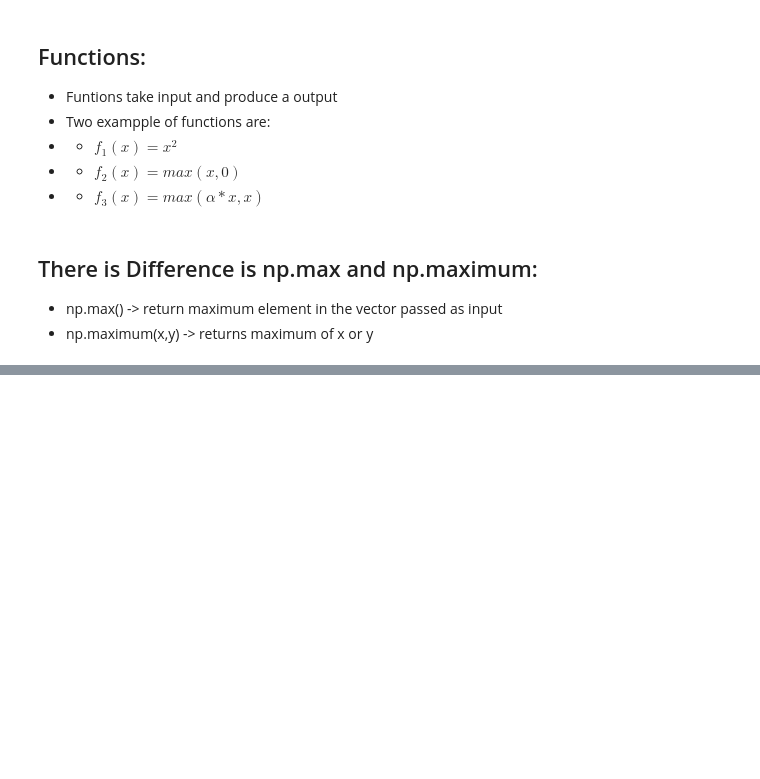
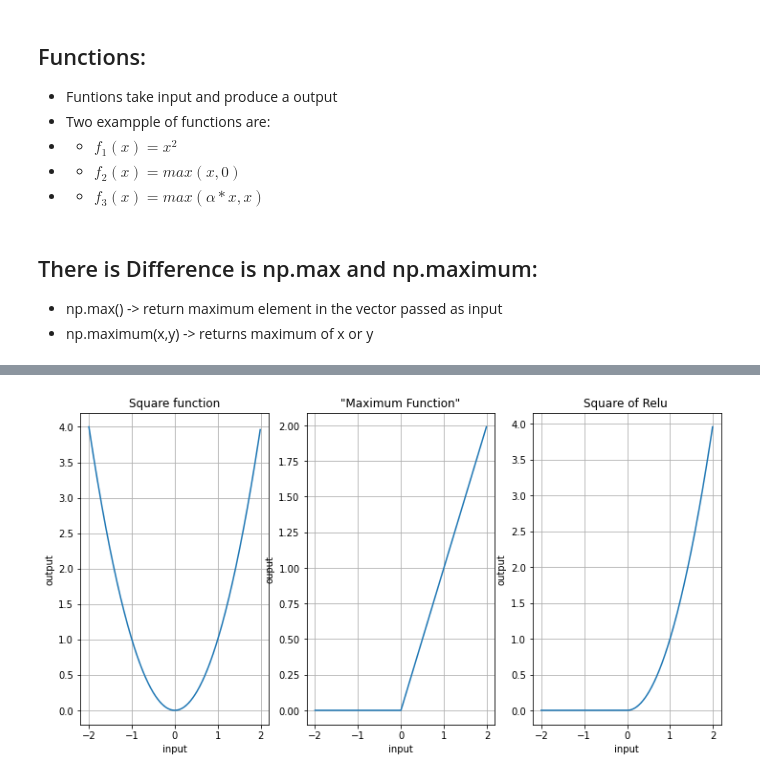
Before and after one commit to RogerFW/LearningAboutLearning, a Jupyter notebook: DeepLearning/DeepLearningFromScratch/CH-1 Foundations.ipynb, the cells around one changed output, grey strips where cells are left out. Saved outputs shown, nothing was run; the diff lists cells and outputs as text; code cells hidden in the pictures; blank space fills up the shorter version.

```diff
--- a/DeepLearning/DeepLearningFromScratch/CH-1 Foundations.ipynb
+++ b/DeepLearning/DeepLearningFromScratch/CH-1 Foundations.ipynb
@@ -85,0 +182,25 @@ ax[2].set_ylabel('output');
+# %%
+# Lets Square the Relu Function
+
+fig, ax = plt.subplots(1, 3, sharex=True, figsize=(12, 6))  # 1 Rows, 3 Col
+
+ax[0].plot(INPUT_RANGE, square_func(INPUT_RANGE))
+ax[0].set_title('Square function')
+ax[0].set_xlabel('input')
+ax[0].set_ylabel('output')
+ax[0].grid(True)
+
+ax[1].plot(INPUT_RANGE, maximum_func(INPUT_RANGE))
+ax[1].set_title('"Maximum Function"')
+ax[1].set_xlabel('input')
+ax[1].set_ylabel('ouput')
+ax[1].grid(True)
+
+
+ax[2].plot(INPUT_RANGE, nested_len_2([maximum_func,square_func], INPUT_RANGE) )
+ax[2].set_title('Square of Relu ')
+ax[2].set_xlabel('input')
+ax[2].set_ylabel('output');
+ax[2].grid(True)
+# %% [output]
+[figure, added]
```
Also changed, not shown: parts of 13 cells of this notebook, 2 other files.
